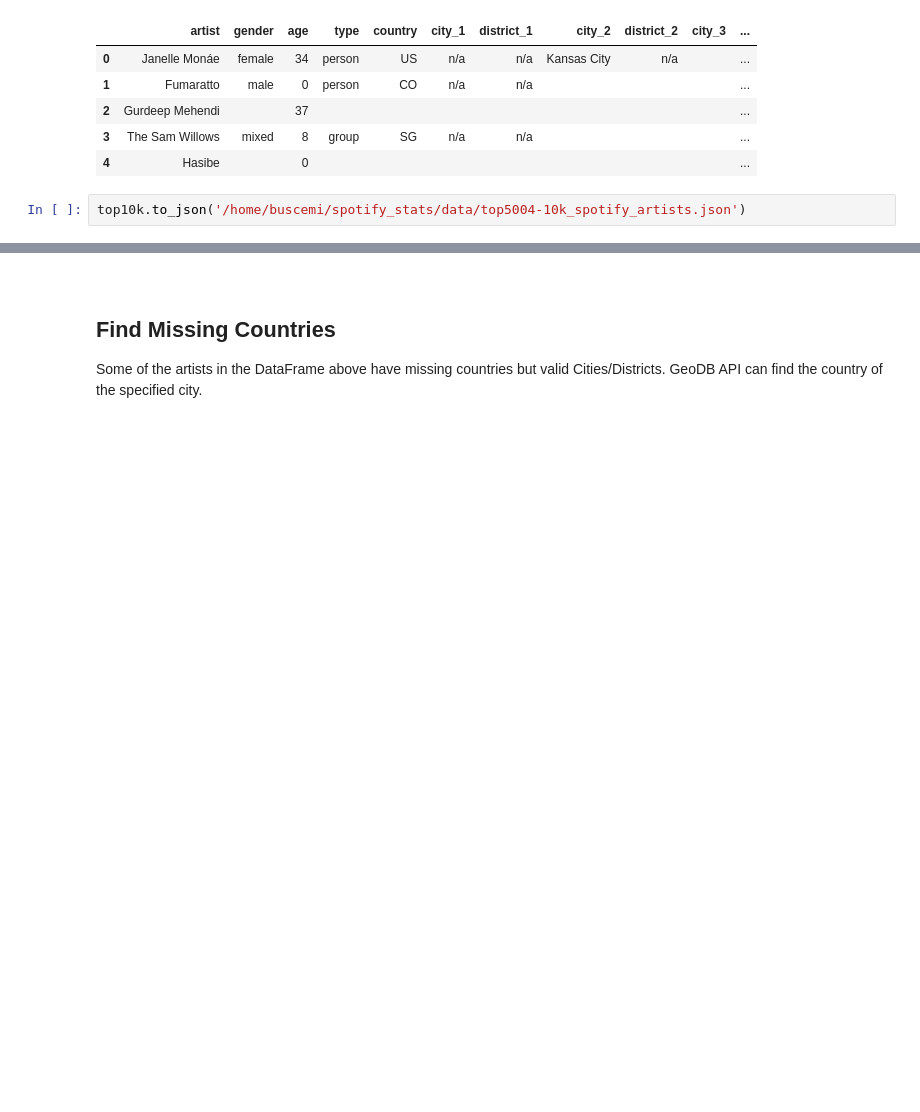
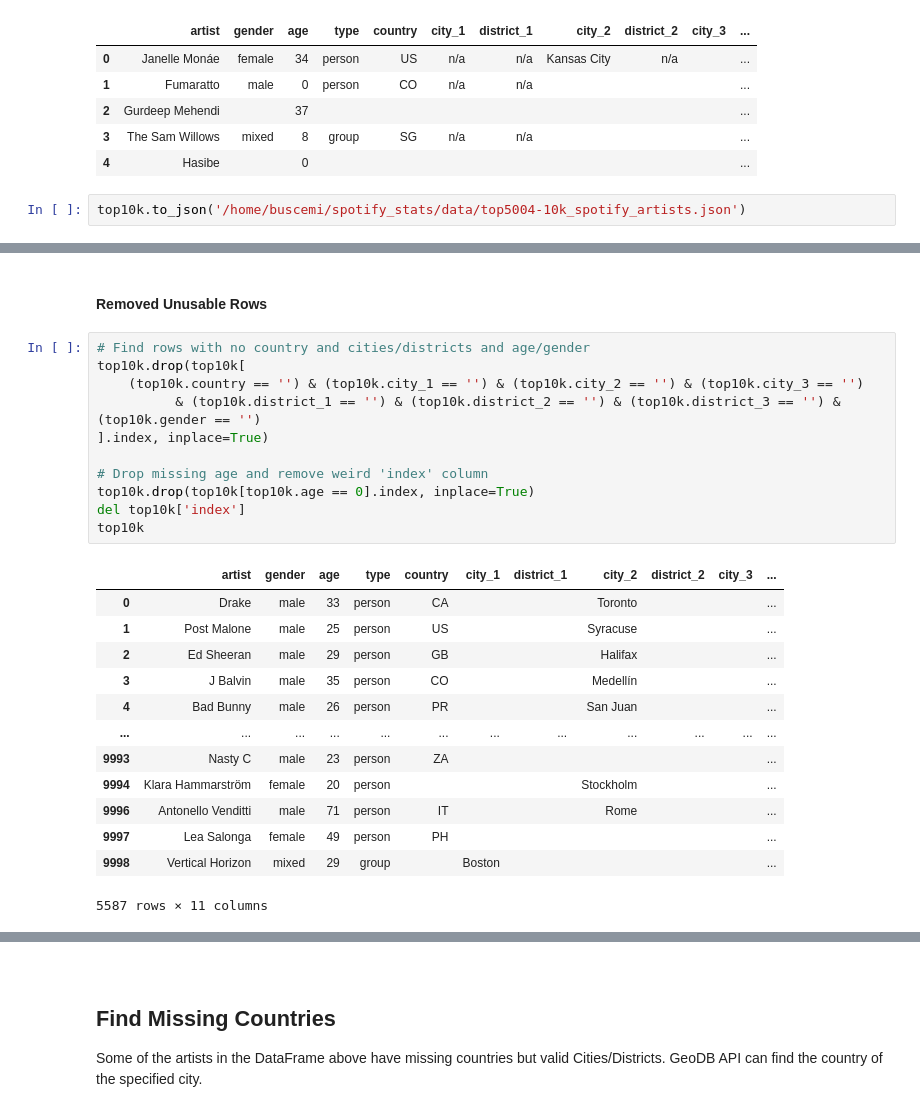
Before and after one commit to jacKlinc/spotify-usage-analysis, a Jupyter notebook: notebooks/1_spotipy_scraping_src.ipynb, the cells around one changed output, grey strips where cells are left out. Cells and saved outputs as stored; diff of their text form; blank space fills up the shorter version.

```diff
--- a/notebooks/1_spotipy_scraping_src.ipynb
+++ b/notebooks/1_spotipy_scraping_src.ipynb
@@ -371,0 +407,27 @@ top10k
+# %% [markdown]
+#### Removed Unusable Rows
+# %%
+# Find rows with no country and cities/districts and age/gender
+top10k.drop(top10k[
+    (top10k.country == '') & (top10k.city_1 == '') & (top10k.city_2 == '') & (top10k.city_3 == '')
+          & (top10k.district_1 == '') & (top10k.district_2 == '') & (top10k.district_3 == '') & (top10k.gender == '')
+].index, inplace=True)
+
+# Drop missing age and remove weird 'index' column
+top10k.drop(top10k[top10k.age == 0].index, inplace=True)
+del top10k['index']
+top10k
+# %% [output]
+|  | artist | gender | age | type | country | city_1 | district_1 | city_2 | district_2 | city_3 | ... |
+| 0 | Drake | male | 33 | person | CA |  |  | Toronto |  |  | ... |
+| 1 | Post Malone | male | 25 | person | US |  |  | Syracuse |  |  | ... |
+| 2 | Ed Sheeran | male | 29 | person | GB |  |  | Halifax |  |  | ... |
+| 3 | J Balvin | male | 35 | person | CO |  |  | Medellín |  |  | ... |
+| 4 | Bad Bunny | male | 26 | person | PR |  |  | San Juan |  |  | ... |
+| ... | ... | ... | ... | ... | ... | ... | ... | ... | ... | ... | ... |
+| 9993 | Nasty C | male | 23 | person | ZA |  |  |  |  |  | ... |
+| 9994 | Klara Hammarström | female | 20 | person |  |  |  | Stockholm |  |  | ... |
+| 9996 | Antonello Venditti | male | 71 | person | IT |  |  | Rome |  |  | ... |
+| 9997 | Lea Salonga | female | 49 | person | PH |  |  |  |  |  | ... |
+| 9998 | Vertical Horizon | mixed | 29 | group |  | Boston |  |  |  |  | ... |
+5587 rows × 11 columns
```
Also changed, not shown: parts of 19 cells of this notebook, 1 other file.
